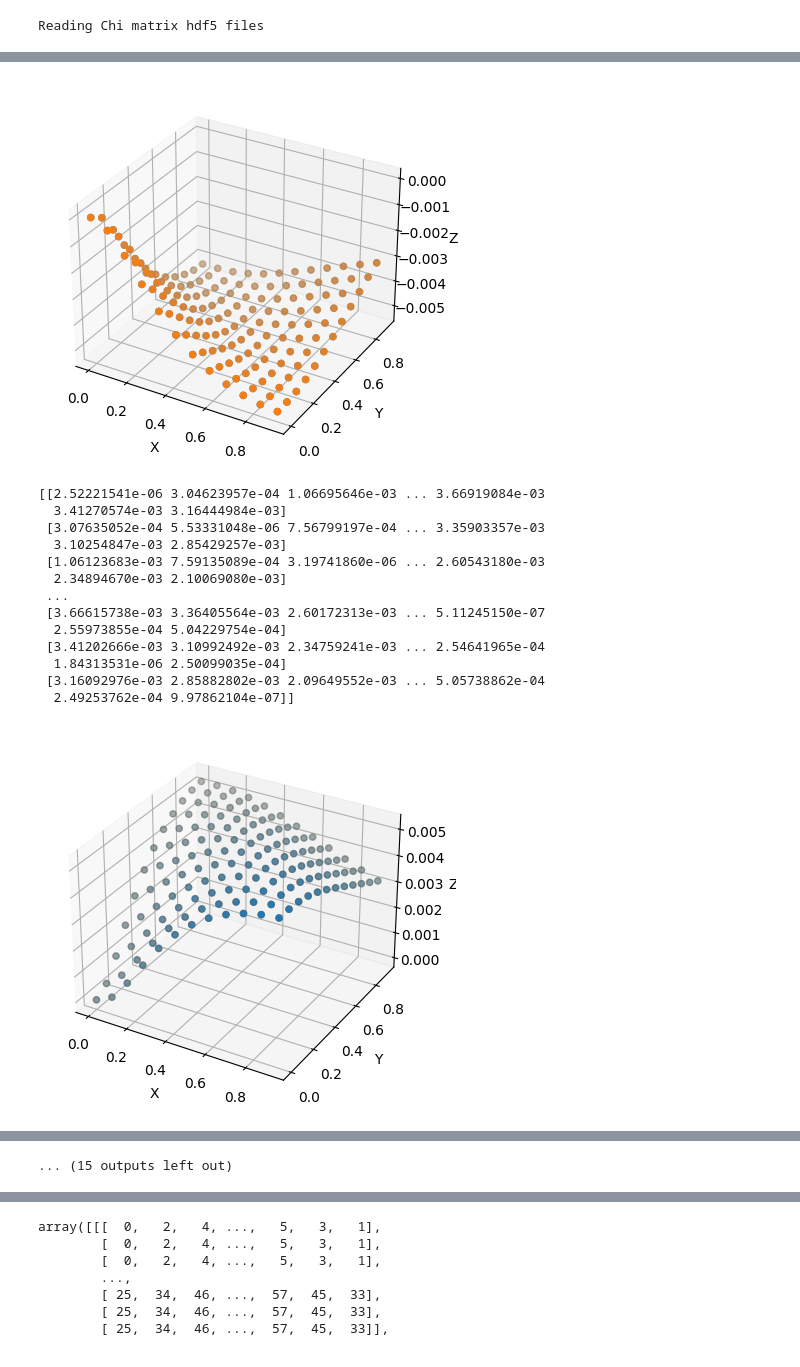
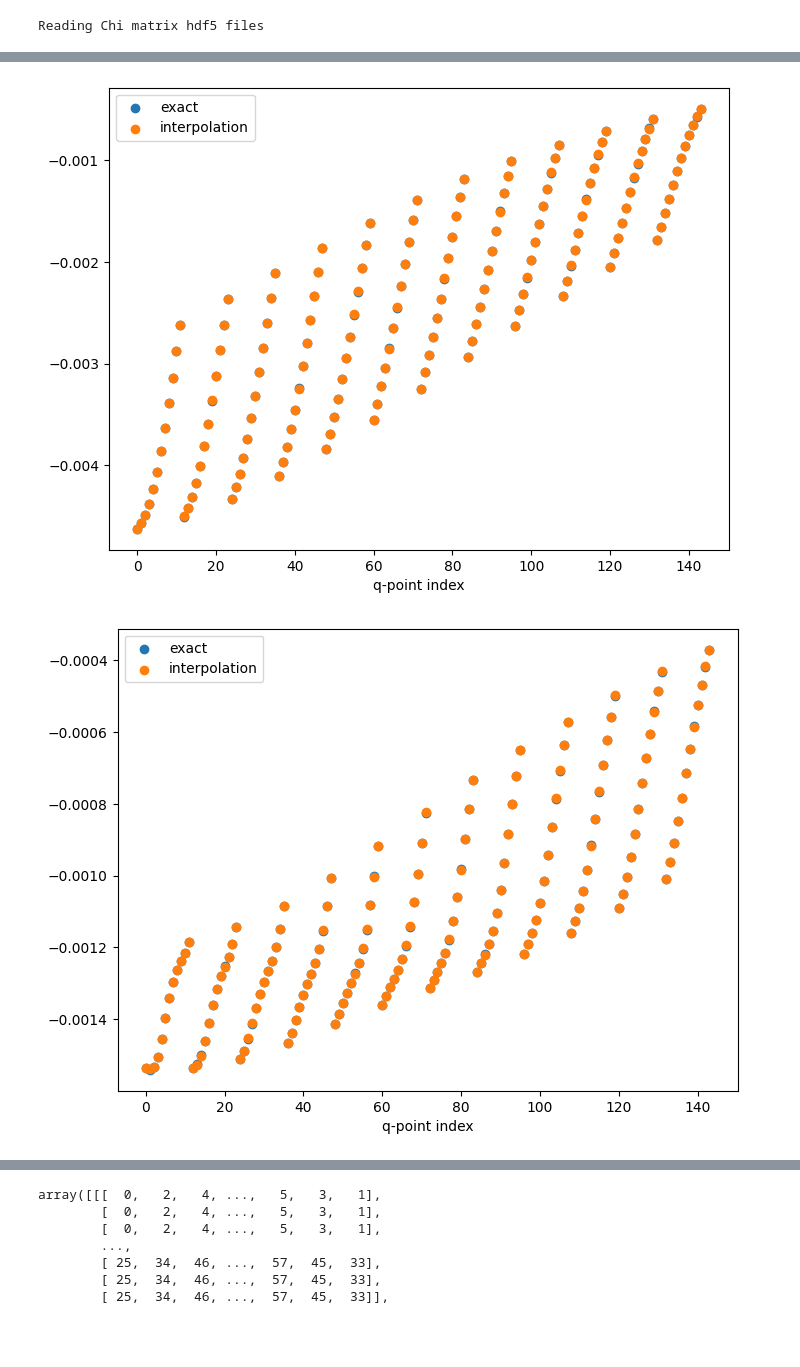
Before and after one commit to rjguo1208/potcorr, a Jupyter notebook: potcorr_test.ipynb, the cells around one changed output, grey strips where cells are left out. Cells and saved outputs as stored; diff of their text form; code cells hidden in the pictures.

```diff
--- a/potcorr_test.ipynb
+++ b/potcorr_test.ipynb
@@ -170,8 +170,8 @@ Constructing chi_mat of number 142/144 q-point
 Constructing chi_mat of number 143/144 q-point
 Constructing chi_mat of number 144/144 q-point
 # %%
-for i0_ in Gind_list:
-    for i1_ in Gind_list:
+for i0_ in [101,102,103]:#Gind_list:
+    for i1_ in [101,102,103]: #Gind_list:
         iix0, iiy0, iiz0 = ttkw.Chi0.G_ind2vec[i0_]
         iix1, iiy1, iiz1 = ttkw.Chi0.G_ind2vec[i1_]
         g0_ = [iix0, iiy0, iiz0]
@@ -219,54 +219,45 @@ for i0_ in Gind_list:
 
         y_re_data = np.array(eps_Re_)[:,np.newaxis]
         y_im_data = np.array(eps_Im_)[:,np.newaxis]
         if len(y_re_data) < 144:
             continue
 
         qpt = q_[:,:2]
         #print(qpt)
         #degree = 9
         #model_2d = make_pipeline(PolynomialFeatures(degree), LinearRegression())
         #model_2d.fit(qpt, y_re_data)
 
 
         #q_inp = np.random.rand(500,2)
         #y_pred = model_2d.predict(q_inp)
         #q_zero = np.array([[0,0]])
         #y_zero = model_2d.predict(q_zero)
         #params = model_2d.named_steps['linearregression'].coef_
         #intercept = model_2d.named_steps['linearregression'].intercept_
 
         #print('Intercept: ', intercept)
         #print('Coefficients: ', params)
 
-        fig = plt.figure()
-        ax = fig.add_subplot(111, projection='3d')
+        #fig = plt.figure()
+        #ax = fig.add_subplot(111, projection='3d')
+        fig,ax = plt.subplots(figsize = (8,6), dpi = 100)
+        #ax = fig.add_subplot(111)
 
+        ax.scatter(range(len(qpt)), y_re_data, label="exact")
+        ax.scatter(range(len(qinp_set[:,0])),np.real(eps_mat_q[:,i0_,i1_]),label="interpolation" )
         # Create a scatter plot
-        ax.scatter(qpt[:, 0], qpt[:, 1], y_re_data)
-        ax.scatter(qinp_set[:,0], qinp_set[:, 1],eps_mat_q[:,i0_,i1_] )
+        #ax.scatter(qpt[:, 0], qpt[:, 1], y_re_data)
+        #ax.scatter(qinp_set[:,0], qinp_set[:, 1],eps_mat_q[:,i0_,i1_] )
     #    ax.scatter(q_inp[:, 0], q_inp[:, 1], y_pred)
     #    ax.scatter(q_zero[:,0], q_zero[:,1], y_zero)
         # Set labels
-        ax.set_xlabel('X')
-        ax.set_ylabel('Y')
-        ax.set_zlabel('Z')
-
+        ax.set_xlabel('q-point index')
+        #ax.set_ylabel('Y')
+        #ax.set_zlabel('Z')
+        ax.legend()
         plt.show()
-        print(np.abs(y_re_data-np.real(eps_mat_q[:,i0_,i1_])))
+        #print(np.abs(y_re_data-np.real(eps_mat_q[:,i0_,i1_])))
 # %% [output]
-[figure, old version]
+[figure, new version]
-[[2.52221541e-06 3.04623957e-04 1.06695646e-03 ... 3.66919084e-03
-  3.41270574e-03 3.16444984e-03]
- [3.07635052e-04 5.53331048e-06 7.56799197e-04 ... 3.35903357e-03
-  3.10254847e-03 2.85429257e-03]
- [1.06123683e-03 7.59135089e-04 3.19741860e-06 ... 2.60543180e-03
-  2.34894670e-03 2.10069080e-03]
- ...
- [3.66615738e-03 3.36405564e-03 2.60172313e-03 ... 5.11245150e-07
-  2.55973855e-04 5.04229754e-04]
- [3.41202666e-03 3.10992492e-03 2.34759241e-03 ... 2.54641965e-04
-  1.84313531e-06 2.50099035e-04]
- [3.16092976e-03 2.85882802e-03 2.09649552e-03 ... 5.05738862e-04
-  2.49253762e-04 9.97862104e-07]]
-[figure, old version]
+[figure, new version]
@@ -342 +267,0 @@ for i0_ in Gind_list:
-... (15 outputs left out)
```
Also changed, not shown: parts of 4 cells of this notebook.
